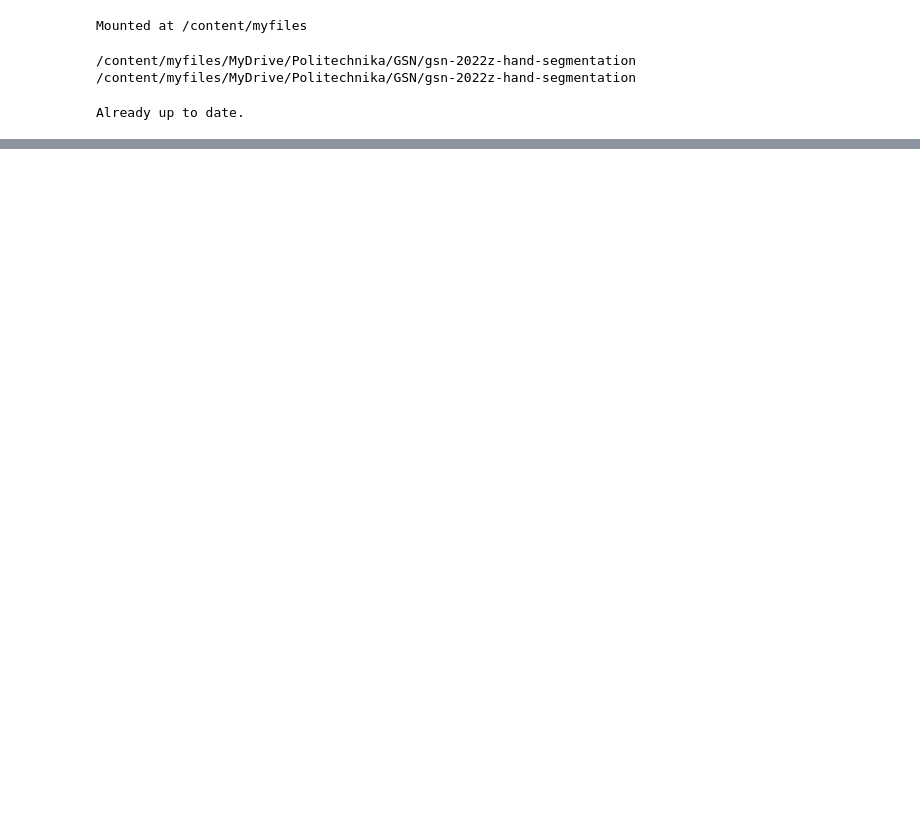
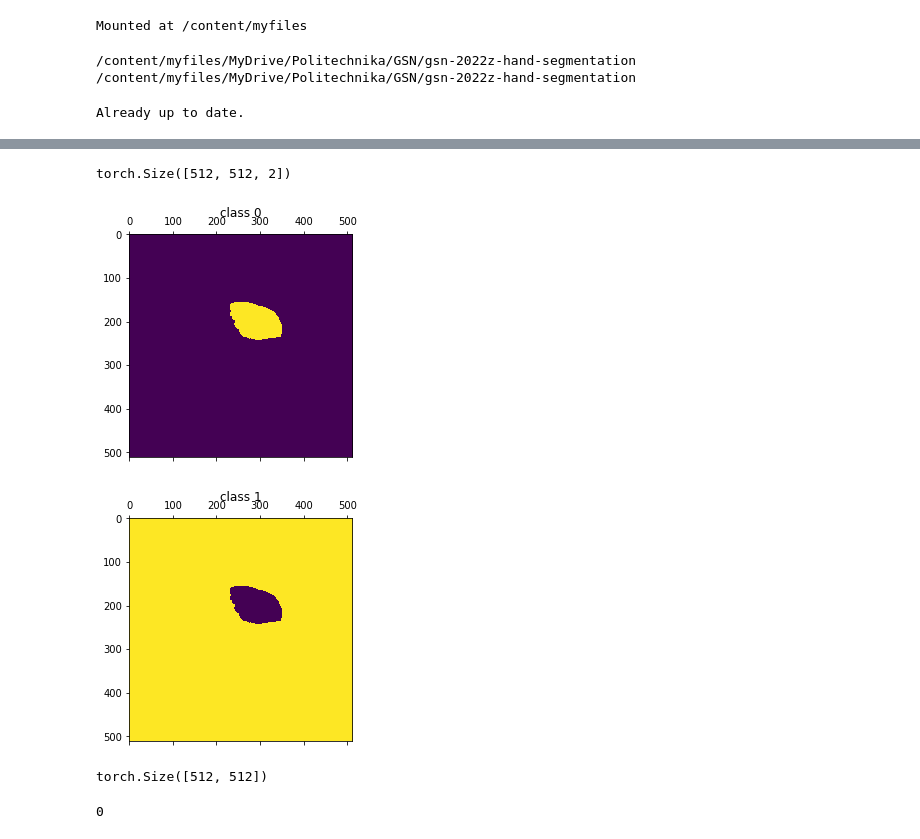
Before and after one commit to Maugosia/hand-segmentation-nn, a Jupyter notebook: load_data.ipynb, the cells around one changed output, grey strips where cells are left out. Cells and saved outputs as stored; diff of their text form; code cells hidden in the pictures; blank space fills up the shorter version.

```diff
--- a/load_data.ipynb
+++ b/load_data.ipynb
@@ -17,0 +214,18 @@ Already up to date.
+# %%
+plt.matshow(np.squeeze(lab[[0]].permute(1, 2, 0)))
+plt.title("class 0")
+plt.matshow(np.squeeze(lab[[1]].permute(1, 2, 0)))
+plt.title("class 1")
+print(np.shape(np.squeeze(lab.permute(1, 2, 0))))
+# %% [output]
+torch.Size([512, 512, 2])
+[figure, added]
+[figure, added]
+# %%
+np.shape(np.squeeze(lab[[1]].permute(1, 2, 0)))
+# %% [output]
+torch.Size([512, 512])
+# %%
+np.array(np.squeeze(lab[[0]].permute(1, 2, 0)))[0][0]
+# %% [output]
+0
```
Also changed, not shown: parts of 19 cells of this notebook.
